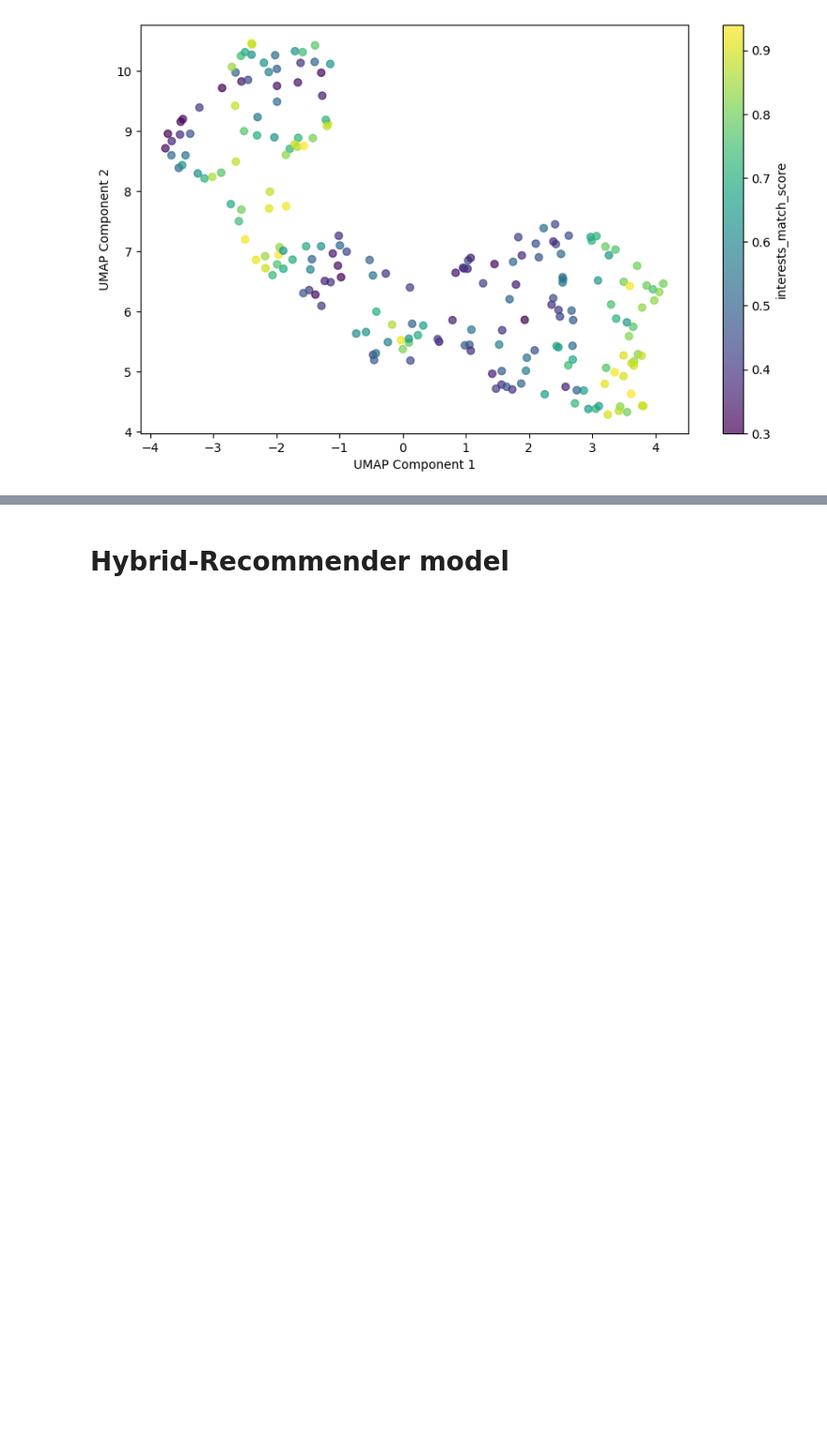
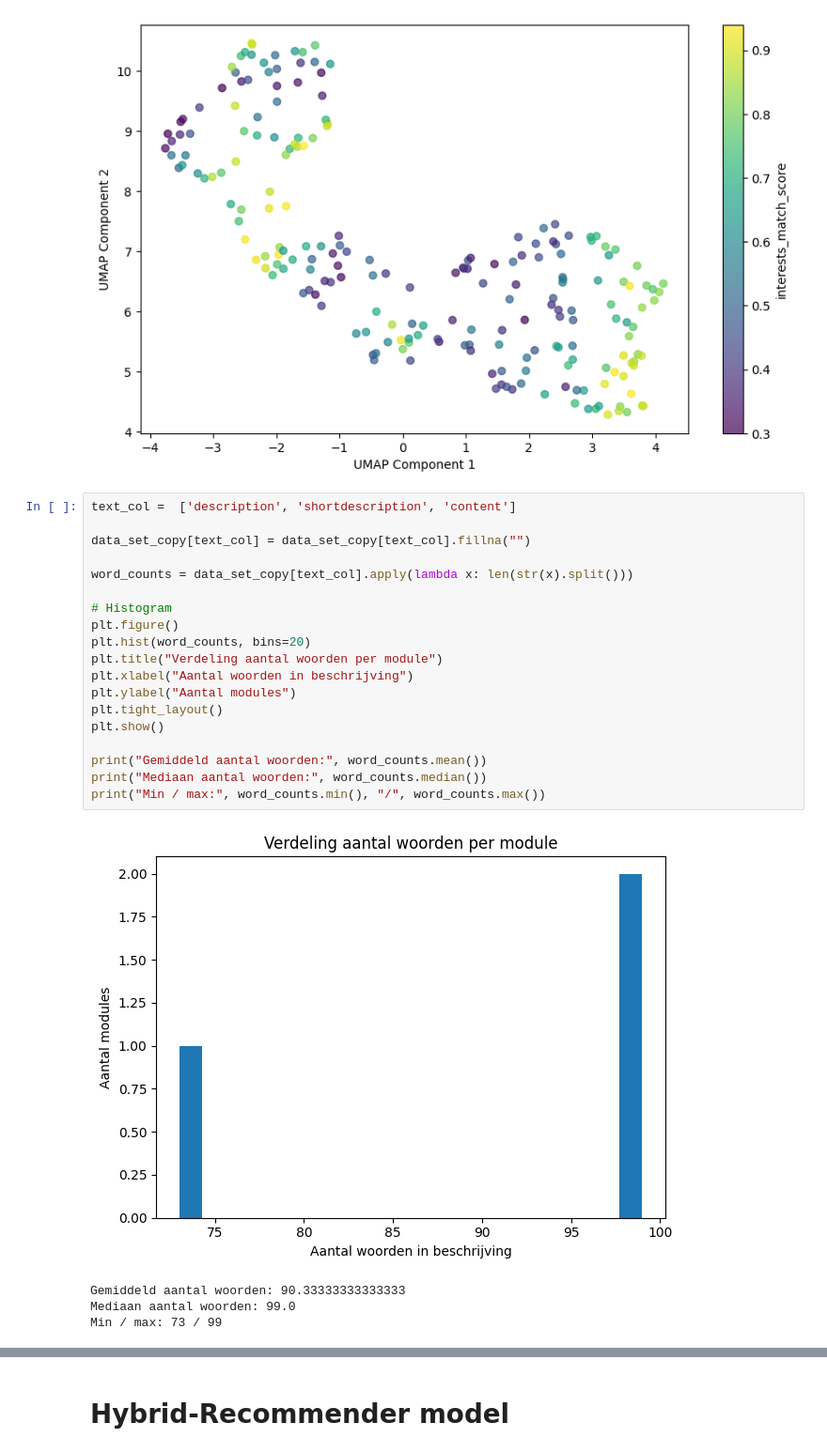
Before and after one commit to EnesT51/LU2-AI-Prototype, a Jupyter notebook: AI-PoC/AI_PoC.ipynb, the cells around one changed output, grey strips where cells are left out. Shown at 94% size. Cells and saved outputs as stored; diff of their text form; blank space fills up the shorter version.

```diff
--- a/AI-PoC/AI_PoC.ipynb
+++ b/AI-PoC/AI_PoC.ipynb
@@ -202,3 +202,27 @@ plt.ylabel('UMAP Component 2')
 plt.show()
 # %% [output]
 [figure]
+# %%
+text_col =  ['description', 'shortdescription', 'content']
+
+data_set_copy[text_col] = data_set_copy[text_col].fillna("")
+
+word_counts = data_set_copy[text_col].apply(lambda x: len(str(x).split()))
+
+# Histogram
+plt.figure()
+plt.hist(word_counts, bins=20)
+plt.title("Verdeling aantal woorden per module")
+plt.xlabel("Aantal woorden in beschrijving")
+plt.ylabel("Aantal modules")
+plt.tight_layout()
+plt.show()
+
+print("Gemiddeld aantal woorden:", word_counts.mean())
+print("Mediaan aantal woorden:", word_counts.median())
+print("Min / max:", word_counts.min(), "/", word_counts.max())
+# %% [output]
+[figure, added]
+Gemiddeld aantal woorden: 90.33333333333333
+Mediaan aantal woorden: 99.0
+Min / max: 73 / 99
```
Also changed, not shown: parts of 3 cells of this notebook.
